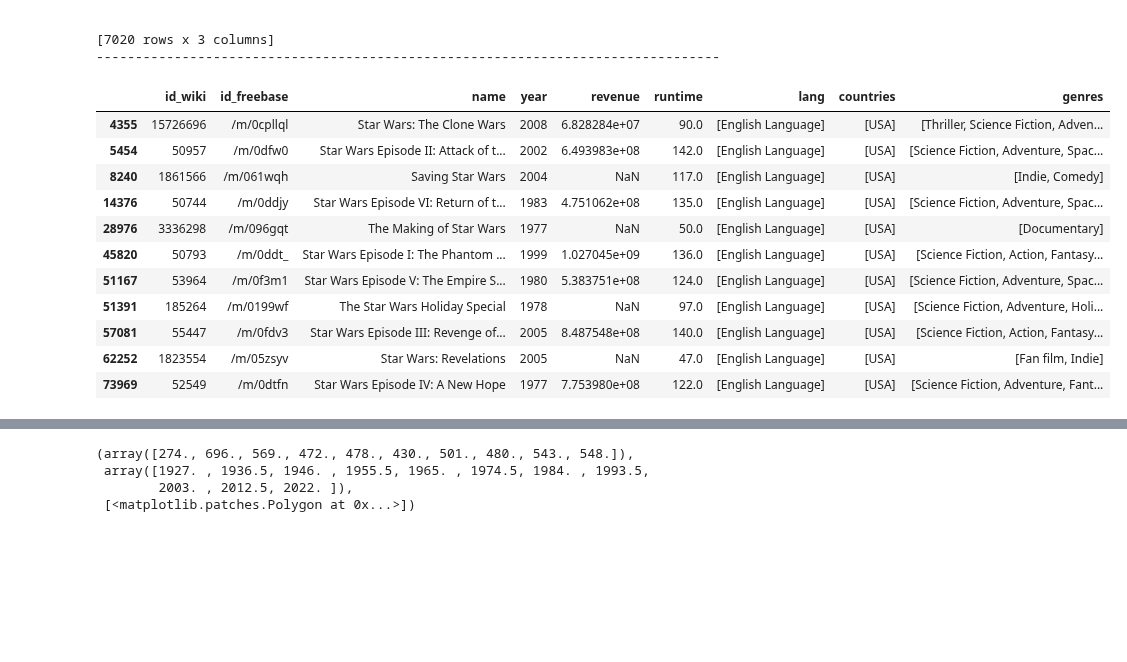
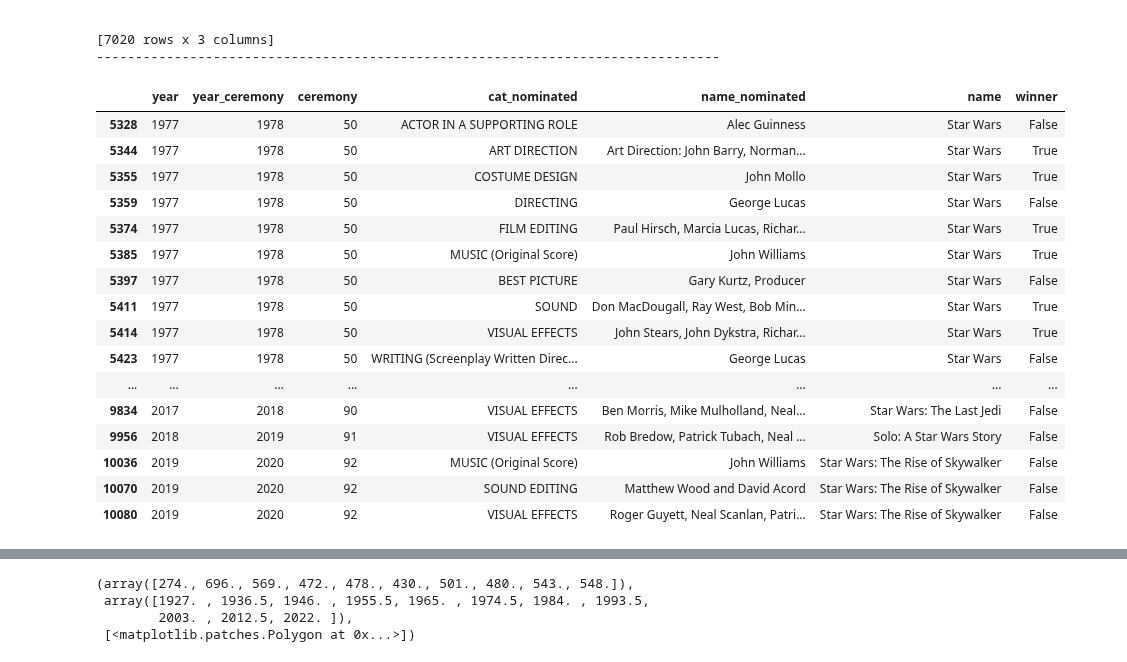
Before and after one commit to epfl-ada/ada-2023-project-thewestbobers, a Jupyter notebook: milestoneP3.ipynb, the cells around one changed output, grey strips where cells are left out. Cells and saved outputs as stored; diff of their text form; code cells hidden in the pictures; blank space fills up the shorter version.

```diff
--- a/milestoneP3.ipynb
+++ b/milestoneP3.ipynb
@@ -272,20 +308,25 @@ Rows with real duplicates:
 --------------------------------------------------------------------------------
 # %%
 awards_clean[awards_clean['name']=='7th Heaven']
-movies[movies['name'].str.contains('Star Wars', case=False, na=False)]
+awards_clean[awards_clean['name'].str.contains('Star Wars', case=False, na=False)]
 # %% [output]
-|  | id_wiki | id_freebase | name | year | revenue | runtime | lang | countries | genres |
-| 4355 | 15726696 | /m/0cpllql | Star Wars: The Clone Wars | 2008 | 6.828284e+07 | 90.0 | [English Language] | [USA] | [Thriller, Science Fiction, Adven... |
-| 5454 | 50957 | /m/0dfw0 | Star Wars Episode II: Attack of t... | 2002 | 6.493983e+08 | 142.0 | [English Language] | [USA] | [Science Fiction, Adventure, Spac... |
-| 8240 | 1861566 | /m/061wqh | Saving Star Wars | 2004 | NaN | 117.0 | [English Language] | [USA] | [Indie, Comedy] |
-| 14376 | 50744 | /m/0ddjy | Star Wars Episode VI: Return of t... | 1983 | 4.751062e+08 | 135.0 | [English Language] | [USA] | [Science Fiction, Adventure, Spac... |
-| 28976 | 3336298 | /m/096gqt | The Making of Star Wars | 1977 | NaN | 50.0 | [English Language] | [USA] | [Documentary] |
-| 45820 | 50793 | /m/0ddt_ | Star Wars Episode I: The Phantom ... | 1999 | 1.027045e+09 | 136.0 | [English Language] | [USA] | [Science Fiction, Action, Fantasy... |
-| 51167 | 53964 | /m/0f3m1 | Star Wars Episode V: The Empire S... | 1980 | 5.383751e+08 | 124.0 | [English Language] | [USA] | [Science Fiction, Adventure, Spac... |
-| 51391 | 185264 | /m/0199wf | The Star Wars Holiday Special | 1978 | NaN | 97.0 | [English Language] | [USA] | [Science Fiction, Adventure, Holi... |
-| 57081 | 55447 | /m/0fdv3 | Star Wars Episode III: Revenge of... | 2005 | 8.487548e+08 | 140.0 | [English Language] | [USA] | [Science Fiction, Action, Fantasy... |
-| 62252 | 1823554 | /m/05zsyv | Star Wars: Revelations | 2005 | NaN | 47.0 | [English Language] | [USA] | [Fan film, Indie] |
-| 73969 | 52549 | /m/0dtfn | Star Wars Episode IV: A New Hope | 1977 | 7.753980e+08 | 122.0 | [English Language] | [USA] | [Science Fiction, Adventure, Fant... |
+|  | year | year_ceremony | ceremony | cat_nominated | name_nominated | name | winner |
+| 5328 | 1977 | 1978 | 50 | ACTOR IN A SUPPORTING ROLE | Alec Guinness | Star Wars | False |
+| 5344 | 1977 | 1978 | 50 | ART DIRECTION | Art Direction: John Barry, Norman... | Star Wars | True |
+| 5355 | 1977 | 1978 | 50 | COSTUME DESIGN | John Mollo | Star Wars | True |
+| 5359 | 1977 | 1978 | 50 | DIRECTING | George Lucas | Star Wars | False |
+| 5374 | 1977 | 1978 | 50 | FILM EDITING | Paul Hirsch, Marcia Lucas, Richar... | Star Wars | True |
+| 5385 | 1977 | 1978 | 50 | MUSIC (Original Score) | John Williams | Star Wars | True |
+| 5397 | 1977 | 1978 | 50 | BEST PICTURE | Gary Kurtz, Producer | Star Wars | False |
+| 5411 | 1977 | 1978 | 50 | SOUND | Don MacDougall, Ray West, Bob Min... | Star Wars | True |
+| 5414 | 1977 | 1978 | 50 | VISUAL EFFECTS | John Stears, John Dykstra, Richar... | Star Wars | True |
+| 5423 | 1977 | 1978 | 50 | WRITING (Screenplay Written Direc... | George Lucas | Star Wars | False |
+| ... | ... | ... | ... | ... | ... | ... | ... |
+| 9834 | 2017 | 2018 | 90 | VISUAL EFFECTS | Ben Morris, Mike Mulholland, Neal... | Star Wars: The Last Jedi | False |
+| 9956 | 2018 | 2019 | 91 | VISUAL EFFECTS | Rob Bredow, Patrick Tubach, Neal ... | Solo: A Star Wars Story | False |
+| 10036 | 2019 | 2020 | 92 | MUSIC (Original Score) | John Williams | Star Wars: The Rise of Skywalker | False |
+| 10070 | 2019 | 2020 | 92 | SOUND EDITING | Matthew Wood and David Acord | Star Wars: The Rise of Skywalker | False |
+| 10080 | 2019 | 2020 | 92 | VISUAL EFFECTS | Roger Guyett, Neal Scanlan, Patri... | Star Wars: The Rise of Skywalker | False |
 # %%
 awards_condensed = awards_clean.copy()
 aggregation_functions = {
```
Also changed, not shown: parts of 4 cells of this notebook.
